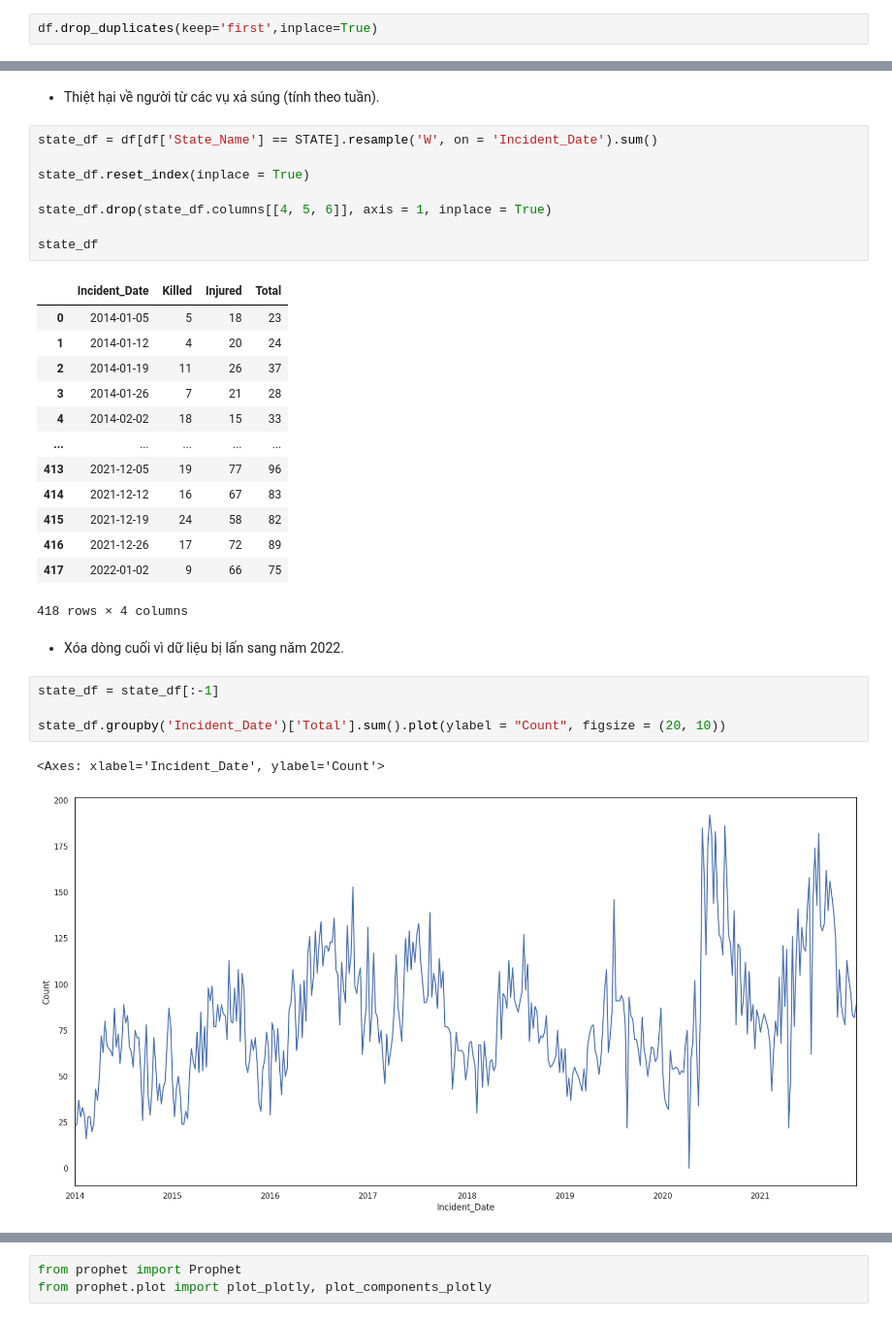
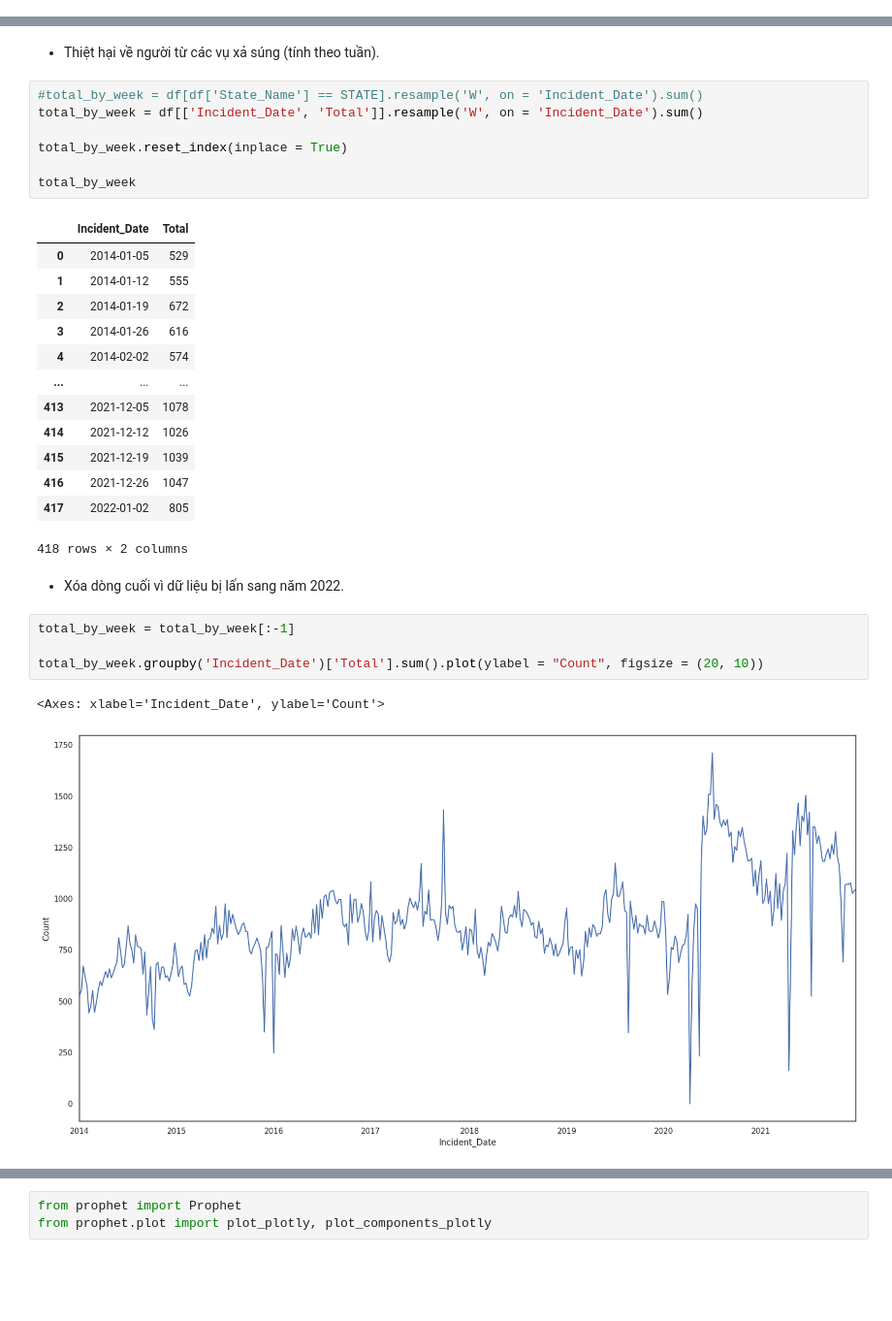
Before and after one commit to NgoDangQuang/KHDLUD, a Jupyter notebook: 1712888_18120526_18120527_19120633.ipynb, the cells around one changed output, grey strips where cells are left out. Shown at 97% size. Drawn from its saved outputs; the diff is of its cells as text; blank space fills up the shorter version.

```diff
--- a/1712888_18120526_18120527_19120633.ipynb
+++ b/1712888_18120526_18120527_19120633.ipynb
@@ -131,5 +139,3 @@ True
-# %%
-df.drop_duplicates(keep='first',inplace=True)
 # %% [markdown]
 - Tên và kiểu dữ liệu của các trường sau khi bổ sung và chỉnh sửa.
 # %%
@@ -1020,34 +1020,33 @@ STATE
 # %% [markdown]
 - Thiệt hại về người từ các vụ xả súng (tính theo tuần).
 # %%
-state_df = df[df['State_Name'] == STATE].resample('W', on = 'Incident_Date').sum()
+#total_by_week = df[df['State_Name'] == STATE].resample('W', on = 'Incident_Date').sum()
+total_by_week = df[['Incident_Date', 'Total']].resample('W', on = 'Incident_Date').sum()
 
-state_df.reset_index(inplace = True)
+total_by_week.reset_index(inplace = True)
 
-state_df.drop(state_df.columns[[4, 5, 6]], axis = 1, inplace = True)
-
-state_df
+total_by_week
 # %% [output]
-|  | Incident_Date | Killed | Injured | Total |
-| 0 | 2014-01-05 | 5 | 18 | 23 |
-| 1 | 2014-01-12 | 4 | 20 | 24 |
-| 2 | 2014-01-19 | 11 | 26 | 37 |
-| 3 | 2014-01-26 | 7 | 21 | 28 |
-| 4 | 2014-02-02 | 18 | 15 | 33 |
-| ... | ... | ... | ... | ... |
-| 413 | 2021-12-05 | 19 | 77 | 96 |
-| 414 | 2021-12-12 | 16 | 67 | 83 |
-| 415 | 2021-12-19 | 24 | 58 | 82 |
-| 416 | 2021-12-26 | 17 | 72 | 89 |
-| 417 | 2022-01-02 | 9 | 66 | 75 |
+|  | Incident_Date | Total |
+| 0 | 2014-01-05 | 529 |
+| 1 | 2014-01-12 | 555 |
+| 2 | 2014-01-19 | 672 |
+| 3 | 2014-01-26 | 616 |
+| 4 | 2014-02-02 | 574 |
+| ... | ... | ... |
+| 413 | 2021-12-05 | 1078 |
+| 414 | 2021-12-12 | 1026 |
+| 415 | 2021-12-19 | 1039 |
+| 416 | 2021-12-26 | 1047 |
+| 417 | 2022-01-02 | 805 |
-418 rows × 4 columns
+418 rows × 2 columns
 # %% [markdown]
 - Xóa dòng cuối vì dữ liệu bị lấn sang năm 2022.
 # %%
-state_df = state_df[:-1]
+total_by_week = total_by_week[:-1]
 
-state_df.groupby('Incident_Date')['Total'].sum().plot(ylabel = "Count", figsize = (20, 10))
+total_by_week.groupby('Incident_Date')['Total'].sum().plot(ylabel = "Count", figsize = (20, 10))
 # %% [output]
 <Axes: xlabel='Incident_Date', ylabel='Count'>
-[figure, old version]
+[figure, new version]
 # %% [markdown]
```
Also changed, not shown: parts of 55 cells of this notebook.
